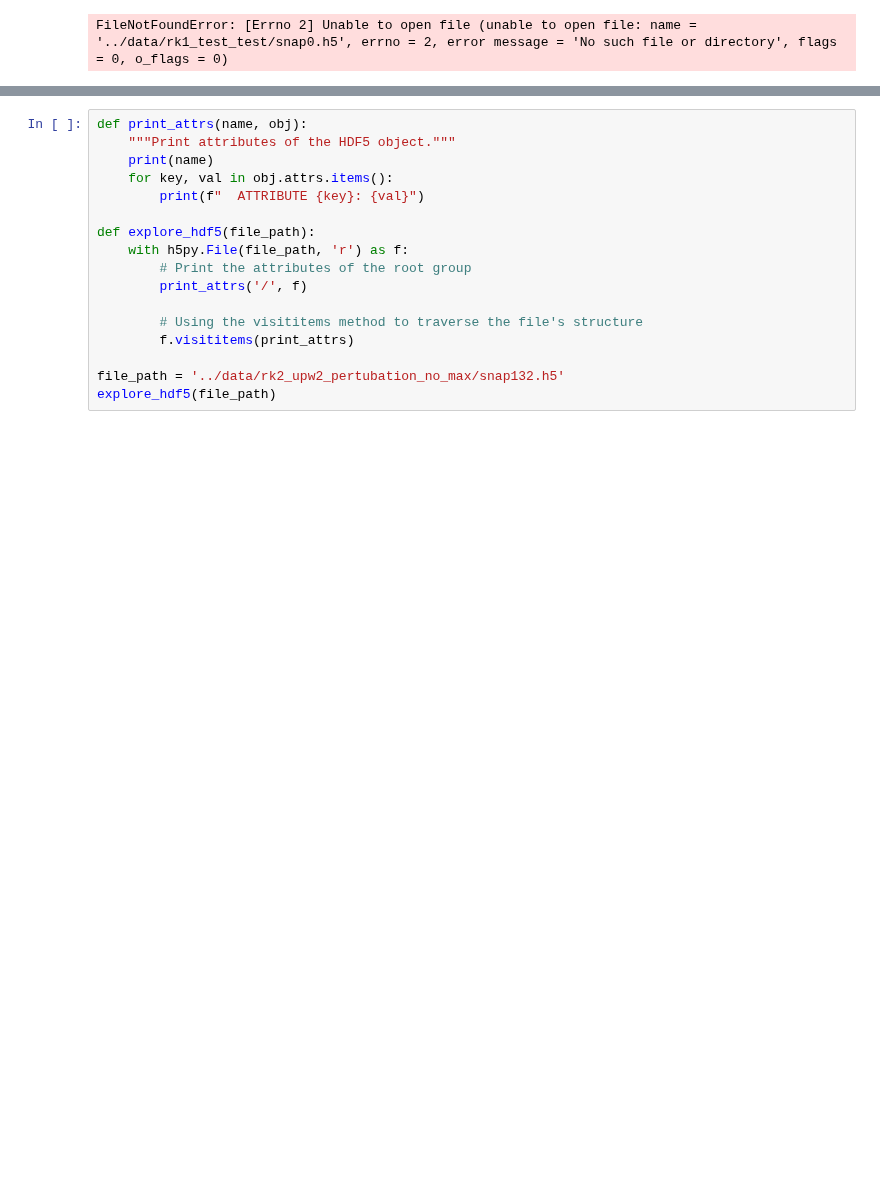
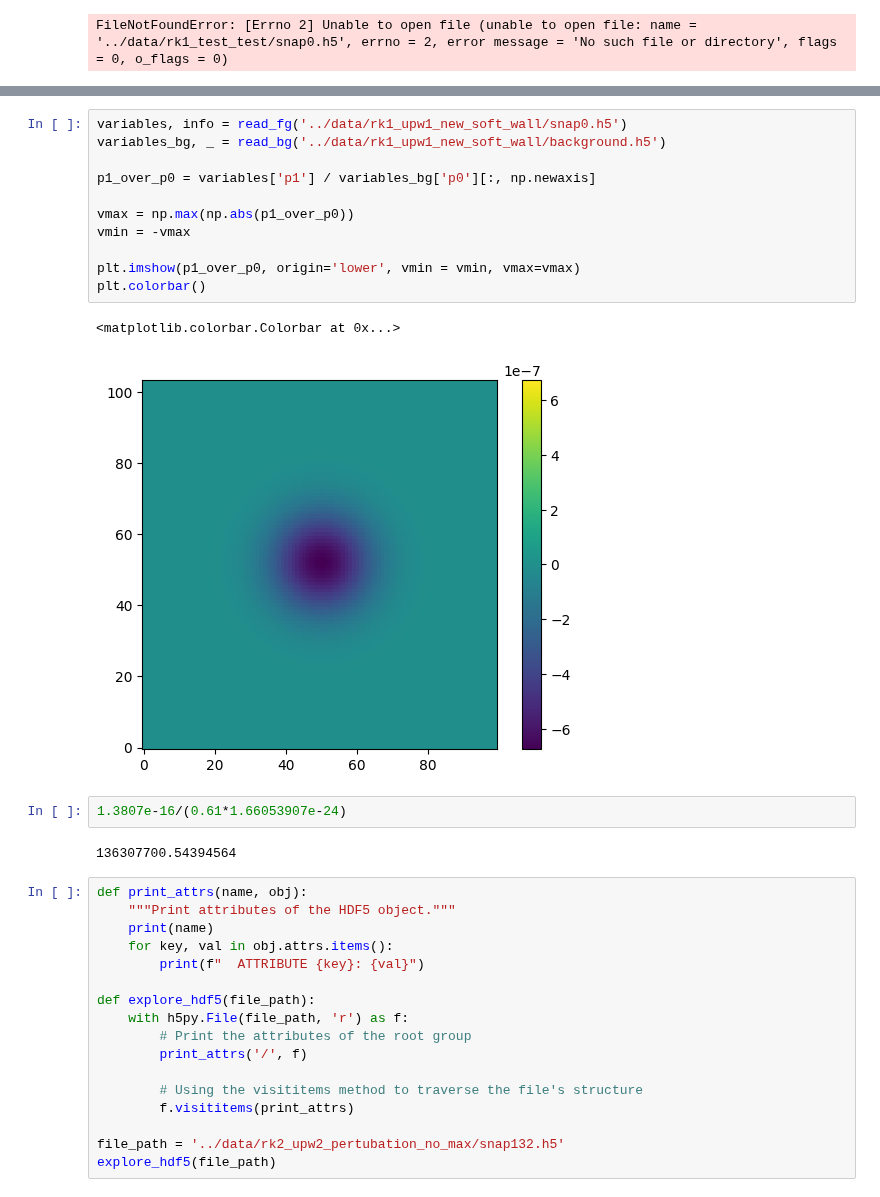
Before and after one commit to tabjone/2DHDCZ, a Jupyter notebook: visualisation/Visualise_foreground.ipynb, the cells around one changed output, grey strips where cells are left out. Cells and saved outputs as stored; diff of their text form; blank space fills up the shorter version.

```diff
--- a/visualisation/Visualise_foreground.ipynb
+++ b/visualisation/Visualise_foreground.ipynb
@@ -162,3 +182,21 @@ FileNotFoundError: [Errno 2] Unable to open file (unable to open file: name = '.
+# %%
+variables, info = read_fg('../data/rk1_upw1_new_soft_wall/snap0.h5')
+variables_bg, _ = read_bg('../data/rk1_upw1_new_soft_wall/background.h5')
+
+p1_over_p0 = variables['p1'] / variables_bg['p0'][:, np.newaxis]
+
+vmax = np.max(np.abs(p1_over_p0))
+vmin = -vmax
+
+plt.imshow(p1_over_p0, origin='lower', vmin = vmin, vmax=vmax)
+plt.colorbar()
+# %% [output]
+<matplotlib.colorbar.Colorbar at 0x...>
+[figure, added]
+# %%
+1.3807e-16/(0.61*1.66053907e-24)
+# %% [output]
+136307700.54394564
 # %%
 def print_attrs(name, obj):
     """Print attributes of the HDF5 object."""
```
Also changed, not shown: parts of 4 cells of this notebook, 34 other files.
